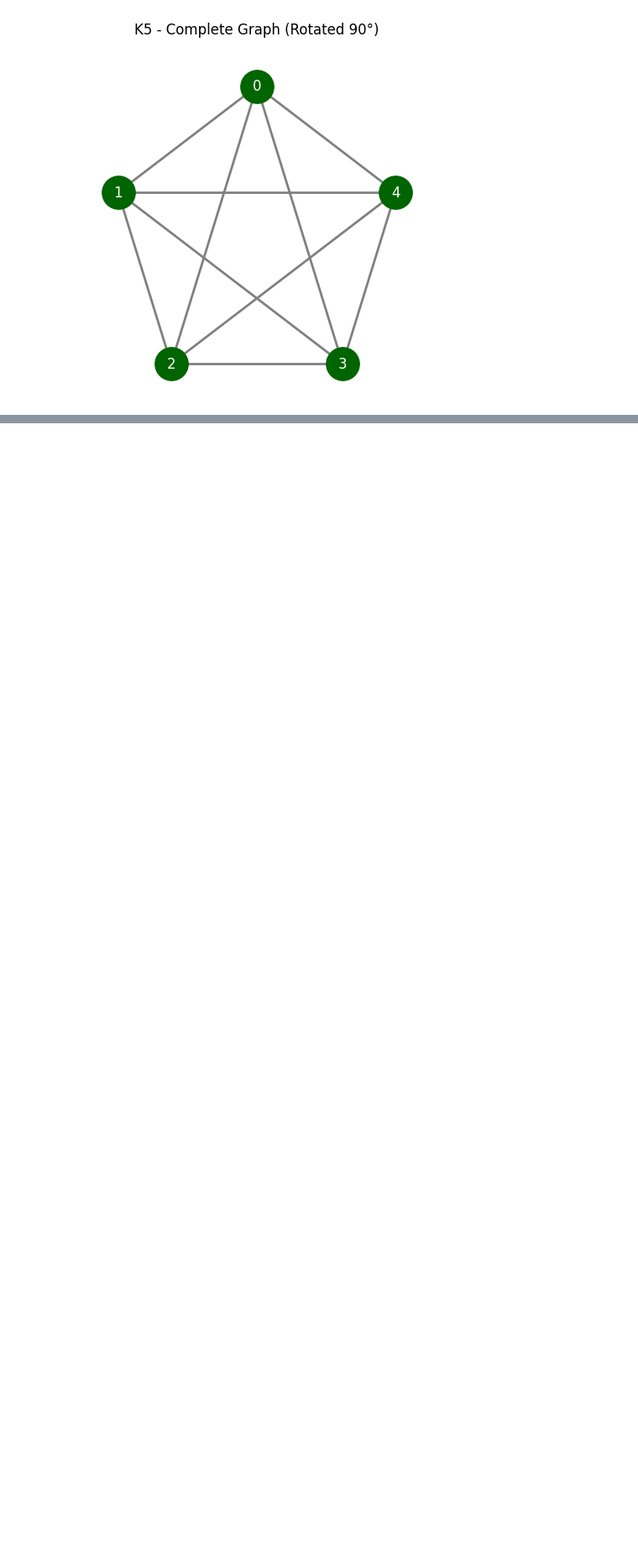
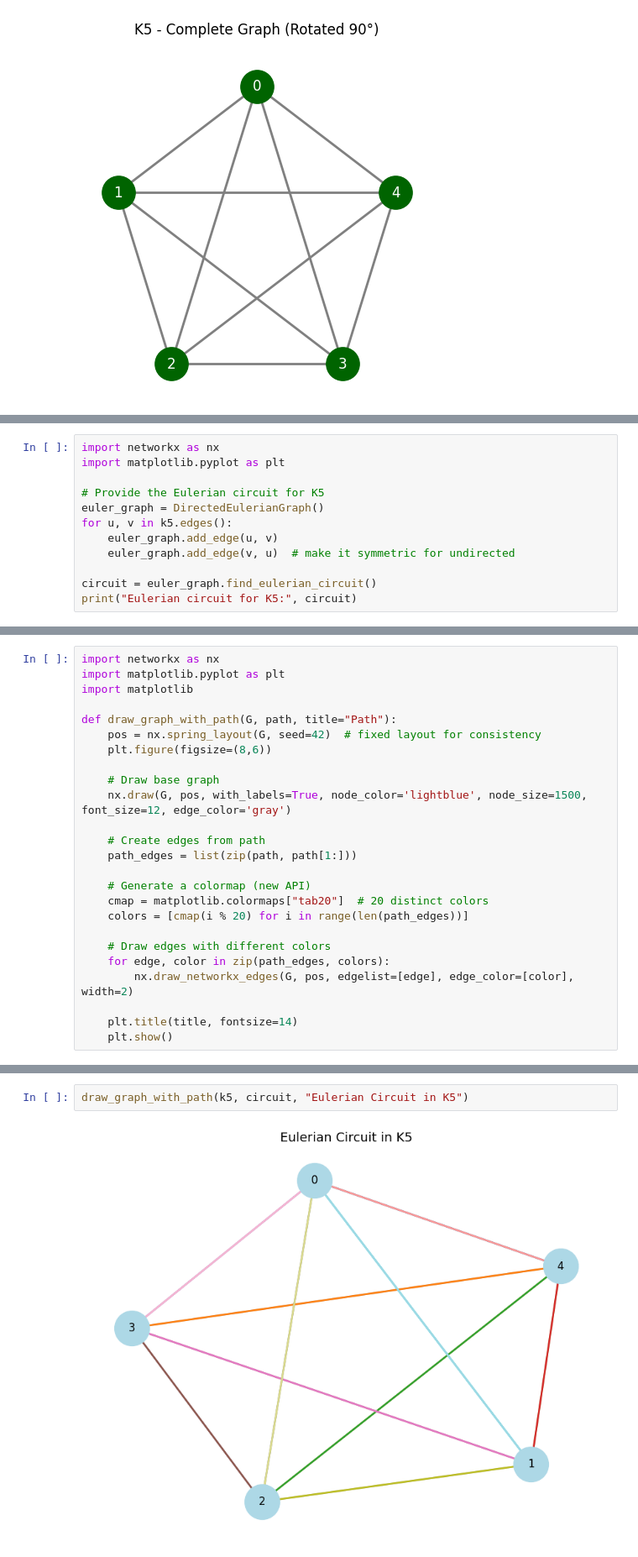
Before and after one commit to MarieGutiz/SCAnalysis, a Jupyter notebook: kuratowski_s_special_graphs.ipynb, the cells around one changed output, grey strips where cells are left out. Shown: that part at 84% size. Saved outputs shown, nothing was run; the diff lists cells and outputs as text; blank space fills up the shorter version.

Commit message:
Include K5 combinatorics and import DirectedEulerianGraph for Hierholzer

```diff
--- a/kuratowski_s_special_graphs.ipynb
+++ b/kuratowski_s_special_graphs.ipynb
@@ -300,0 +371,12 @@ plt.show()
+# %%
+import networkx as nx
+import matplotlib.pyplot as plt
+
+# Provide the Eulerian circuit for K5
+euler_graph = DirectedEulerianGraph()
+for u, v in k5.edges():
+    euler_graph.add_edge(u, v)
+    euler_graph.add_edge(v, u)  # make it symmetric for undirected
+
+circuit = euler_graph.find_eulerian_circuit()
+print("Eulerian circuit for K5:", circuit)
@@ -300,0 +385,25 @@ plt.show()
+# %%
+import networkx as nx
+import matplotlib.pyplot as plt
+import matplotlib
+
+def draw_graph_with_path(G, path, title="Path"):
+    pos = nx.spring_layout(G, seed=42)  # fixed layout for consistency
+    plt.figure(figsize=(8,6))
+
+    # Draw base graph
+    nx.draw(G, pos, with_labels=True, node_color='lightblue', node_size=1500, font_size=12, edge_color='gray')
+
+    # Create edges from path
+    path_edges = list(zip(path, path[1:]))
+
+    # Generate a colormap (new API)
+    cmap = matplotlib.colormaps["tab20"]  # 20 distinct colors
+    colors = [cmap(i % 20) for i in range(len(path_edges))]
+
+    # Draw edges with different colors
+    for edge, color in zip(path_edges, colors):
+        nx.draw_networkx_edges(G, pos, edgelist=[edge], edge_color=[color], width=2)
+
+    plt.title(title, fontsize=14)
+    plt.show()
@@ -300,0 +426,4 @@ plt.show()
+# %%
+draw_graph_with_path(k5, circuit, "Eulerian Circuit in K5")
+# %% [output]
+[figure, added]
```
Also changed, not shown: parts of 12 cells of this notebook.
